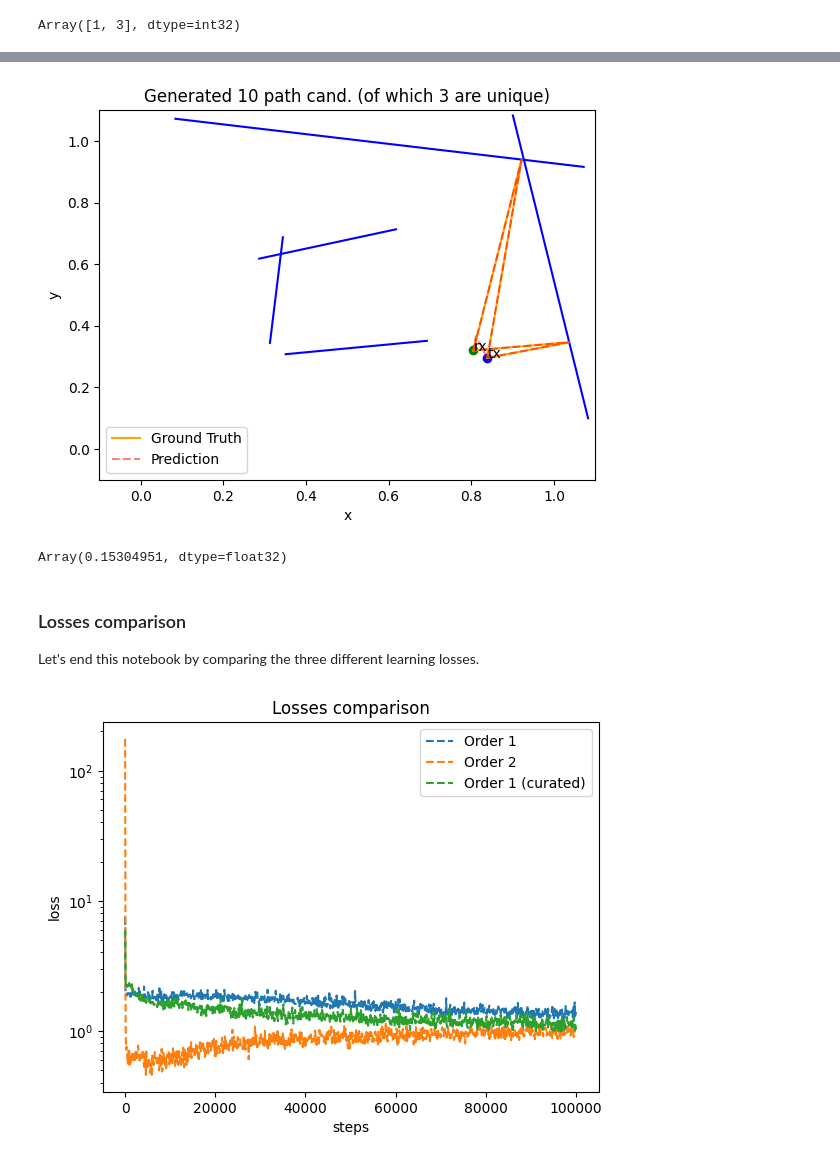
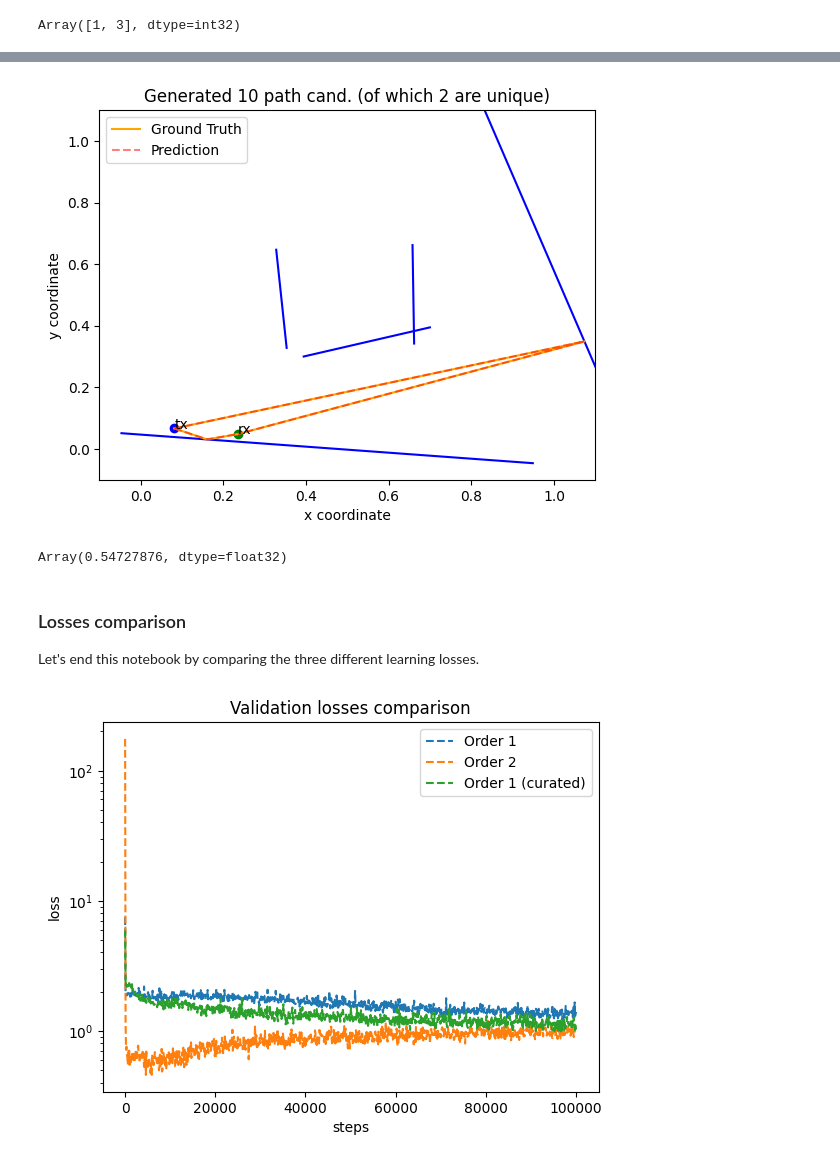
Before and after one commit to jeertmans/DiffeRT2d, a Jupyter notebook: docs/source/notebooks/cost20120_helsinki_model.ipynb, the cells around one changed output, grey strips where cells are left out. Cells and saved outputs as stored; diff of their text form; code cells hidden in the pictures.

```diff
--- a/docs/source/notebooks/cost20120_helsinki_model.ipynb
+++ b/docs/source/notebooks/cost20120_helsinki_model.ipynb
@@ -125,14 +131,16 @@ num_invalid_path_candidates = 0
 for _, _, valid, path, _ in scene.all_paths(min_order=order, max_order=order):
     if is_true(valid):
         num_valid_path_candidates += 1
-        (v,) = path.plot(ax)
+        (v,) = path.plot(ax, zorder=-1)
     else:
         num_invalid_path_candidates += 1
-        (i,) = path.plot(ax, linestyle="--", color="grey", alpha=0.6)
+        (i,) = path.plot(ax, linestyle="--", color="grey", alpha=0.6, zorder=-1)
 
 v.set_label("Valid paths")
 i.set_label("Invalid paths")
-ratio = num_valid_path_candidates / (num_valid_path_candidates + num_invalid_path_candidates)
+ratio = num_valid_path_candidates / (
+    num_valid_path_candidates + num_invalid_path_candidates
+)
 
 print(
     f"Found {num_valid_path_candidates} valid path candidates, "
@@ -146,8 +154,8 @@ plt.xlim(*xlim)
 plt.ylim(*ylim)
 
 plt.legend()
-plt.xlabel("x")
-plt.ylabel("y")
+plt.xlabel("x coordinate")
+plt.ylabel("y coordinate")
 plt.show()
 # %% [output]
 Found 6 valid path candidates, and 50 invalid path candidates,
@@ -405,9 +413,7 @@ for _, _, valid, path, path_candidate in scene.all_paths(order=order):
     p = path_candidate.tolist()
     r = reward(path_candidate, scene)
 
-    print(
-        f"{s} path_candidate = {p} has a reward of {r}"
-    )
+    print(f"{s} path_candidate = {p} has a reward of {r}")
 
 plt.xlabel("x")
 plt.ylabel("y")
@@ -939,10 +952,10 @@ def loss(
         if pr is not None:
             pr.set_label("Prediction")
 
-        plt.title(f"Generated {batch_size} path cand. (of which {n_unique} are unique)")
-        plt.legend()
-        plt.xlabel("x")
-        plt.ylabel("y")
+        ax.set_title(f"Generated {batch_size} path cand. (of which {n_unique} are unique)")
+        ax.set_xlabel("x coordinate")
+        ax.set_ylabel("y coordinate")
+        ax.legend()
         plt.show()
 
     return batch_loss
@@ -1200,6 +1226,12 @@ Here, the `filter_xys` function just returns `True` if the scene
 will at least contain one valid ray path.
 # %%
 def filter_xys(xys: Float[Array, "2+num_walls*2 2"]) -> bool:
+    """
+    Returns True if the scene contains at leat one valid path.
+
+    :param xys: The input scene.
+    :return: True if the scene should be kept.
+    """
     scene = sample_2_scene(xys)
 
     for _ in scene.all_valid_paths(order=order):
@@ -1231,24 +1272,30 @@ plt.show()
 # %%
 key, key_loss_trained = jax.random.split(key, 2)
 
 loss(
-    trained_curated_model, next(train_samples), plot=True, order=1, key=key_loss_trained
+    trained_curated_order_1_model,
+    next(curated_train_samples),
+    plot=True,
+    order=1,
+    key=key_loss_trained,
 )
 # %% [output]
-[figure, old version]
+[figure, new version]
-Array(0.15304951, dtype=float32)
+Array(0.54727876, dtype=float32)
 # %% [markdown]
 ### Losses comparison
 
 Let's end this notebook by comparing the three different learning losses.
 # %%
-plt.semilogy(steps, order_1_losses, "--", label="Order 1")
-plt.semilogy(steps, order_2_losses, "--", label="Order 2")
-plt.semilogy(steps, curated_order_1_losses, "--", label="Order 1 (curated)")
-plt.title("Losses comparison")
+plt.semilogy(order_1_steps, order_1_val_losses, "--", label="Order 1")
+plt.semilogy(order_2_steps, order_2_val_losses, "--", label="Order 2")
+plt.semilogy(
+    curated_order_1_steps, curated_order_1_val_losses, "--", label="Order 1 (curated)"
+)
+plt.title("Validation losses comparison")
 plt.xlabel("steps")
 plt.ylabel("loss")
 plt.legend()
 plt.show()
 # %% [output]
-[figure, old version]
+[figure, new version]
```
Also changed, not shown: parts of 16 cells of this notebook, 8 other files.
